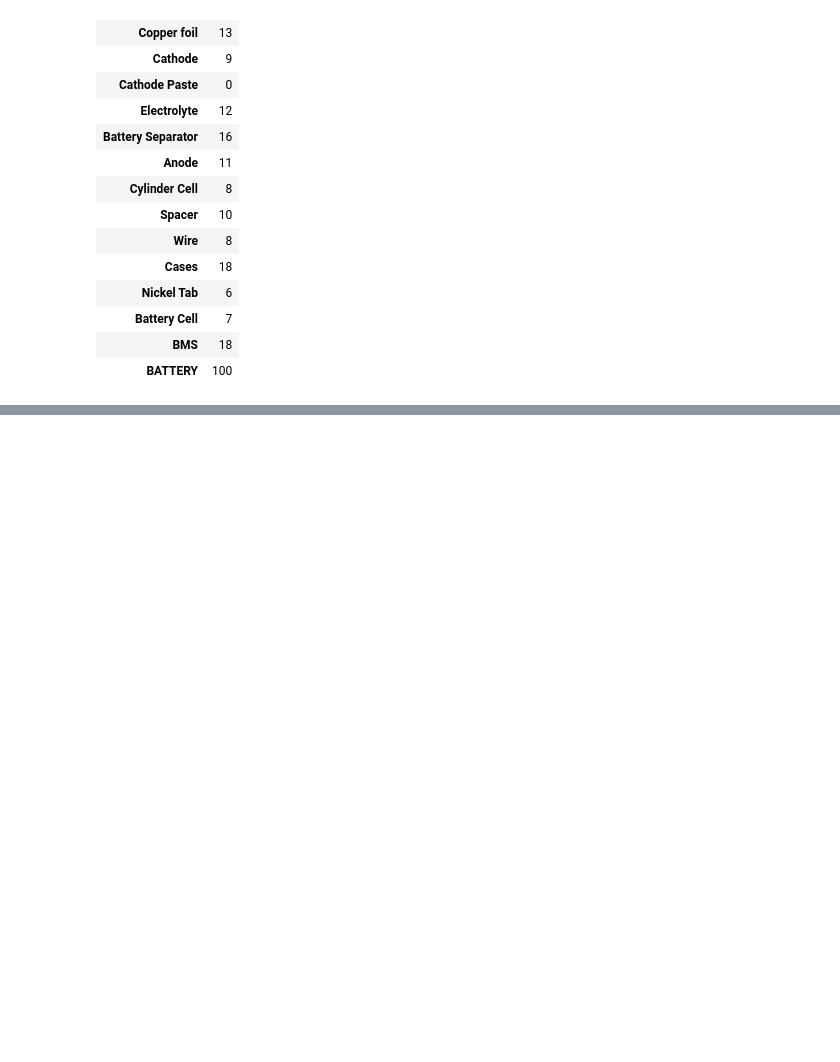
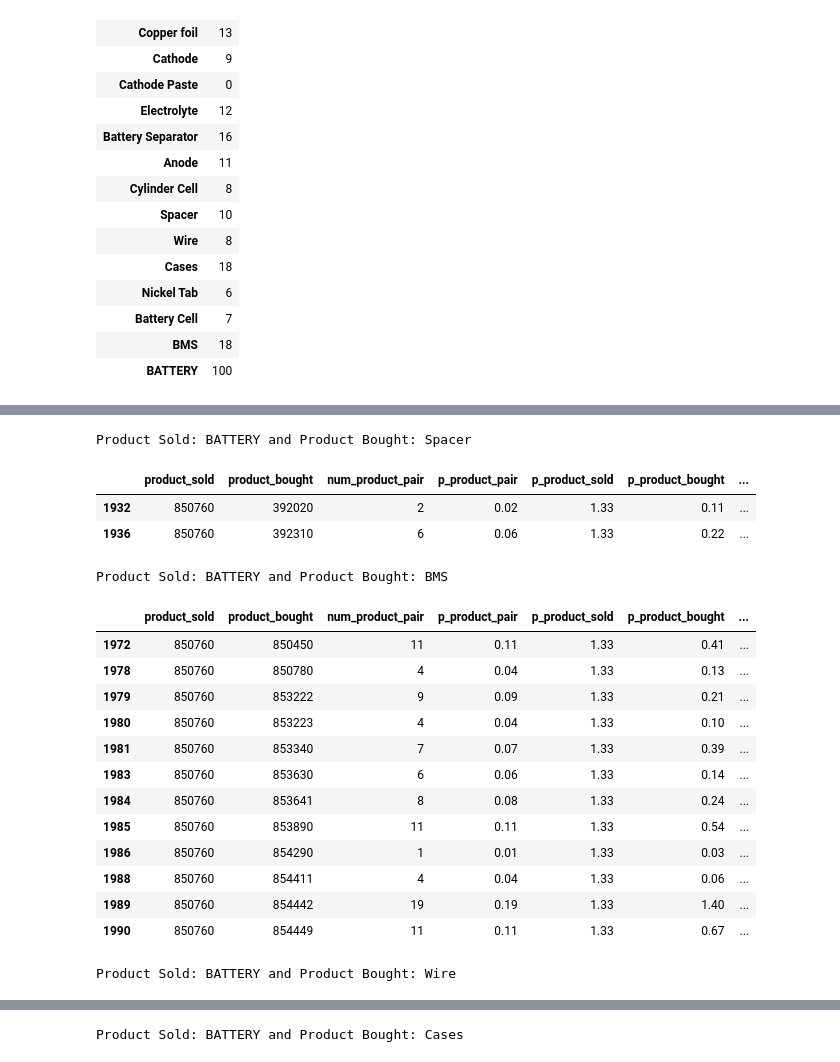
Before and after one commit to juandifers/supply-chain-model, a Jupyter notebook: battery_subgraph_reconstruction.ipynb, the cells around one changed output, grey strips where cells are left out. Drawn from its saved outputs; the diff is of its cells as text; code cells hidden in the pictures; blank space fills up the shorter version.

```diff
--- a/battery_subgraph_reconstruction.ipynb
+++ b/battery_subgraph_reconstruction.ipynb
@@ -648,0 +641,60 @@ TODO: work on graph substructure: evaluate Cathode appears upstream than any oth
+# %%
+# Q4.1: evaluate PMI of product_sold and product_bought for each pair in BOM?
+def compute_pmis(all_companies, max_degree=1):
+    """
+    Computes pointwise mutual information (PMI) for each pair of (product_sold, product_bought).
+    """
+    bom_df = index[index['hs6'].isin(BATTERY_PARTS + [BATTERY])].copy()
+    bom_df = bom_df[(bom_df['supplier_t'].isin(all_companies)) | (bom_df['buyer_t'].isin(all_companies))]
+
+    # get pairs of supplier, product
+    supplier_pairs = bom_df.groupby(['supplier_t', 'hs6']).size().reset_index().rename(columns={'supplier_t': 'company', 'hs6': 'product_sold'})
+
+    # get pairs of buyer, product
+    buyer_pairs = bom_df.groupby(['buyer_t', 'hs6']).size().reset_index().rename(columns={'buyer_t': 'company', 'hs6': 'product_bought'})
+
+    # get triplets of company, product sold, product bought
+    triplets = pd.merge(supplier_pairs[['company', 'product_sold']], buyer_pairs[['company', 'product_bought']], how='inner',
+                        left_on='company', right_on='company')
+    test_company = triplets.iloc[0].company
+    num_products_sold = len(supplier_pairs[supplier_pairs.company == test_company])
+    num_products_bought = len(buyer_pairs[buyer_pairs.company == test_company])
+    assert (num_products_sold * num_products_bought) == len(triplets[triplets.company == test_company])
+
+    # compute p(sell product A and buy product B)
+    product_pairs = triplets.groupby(['product_sold', 'product_bought']).size().rename('num_product_pair').reset_index()
+    product_pairs['p_product_pair'] = product_pairs.num_product_pair / len(all_companies)
+
+    # compute p(sell product) and p(buy product)
+    num_suppliers_and_buyers = bom_df.groupby('hs6')[['supplier_t', 'buyer_t']].nunique()
+    prob_supply_and_buy = (num_suppliers_and_buyers / len(all_companies)).rename(columns={'supplier_t': 'p_product_sold', 'buyer_t': 'p_product_bought'})
+    product_pairs = pd.merge(product_pairs, prob_supply_and_buy.p_product_sold, how='left', left_on='product_sold', right_index=True)
+    product_pairs = pd.merge(product_pairs, prob_supply_and_buy.p_product_bought, how='left', left_on='product_bought', right_index=True)
+    product_pairs['p_multiplied'] = product_pairs['p_product_sold'] * product_pairs['p_product_bought']
+    product_pairs['pmi'] = np.log(product_pairs['p_product_pair'] / product_pairs['p_multiplied'])
+    for k in range(2, max_degree+1):
+        # pmi^k is known to alleviate issues with low frequency
+        product_pairs[f'pmi^{k}'] = np.log((product_pairs['p_product_pair']**k) / product_pairs['p_multiplied'])
+    return product_pairs
+
+# Generate PMIS table
+all_companies = set(index.buyer_t.unique()).union(index.supplier_t.unique()) # NOT USED
+
+pmis = compute_pmis(battery_suppliers, max_degree=3)
+print("PMIS table below")
+display(pmis.head(), round(4))
+
+# Investigate product sold, product bought pairs
+PRODUCT_SOLD_BOUGHT = {
+    'BATTERY': ['Battery Cell', 'Spacer', 'BMS', 'Wire', 'Cases', 'Nickel Tab'],
+    'Battery Cell': ['Cathode', 'Electrolyte', 'Battery Separator', 'Anode', 'Cylinder Cell'],
+    'Cathode': ['Cathode Paste', 'Aluminum foil'],
+    'Anode': ['Anode Paste', 'Copper foil']
+}
+for ps_label in PRODUCT_SOLD_BOUGHT:
+    ps = BATTERY_PARTS_DICT[ps_label]
+    for pb_label in PRODUCT_SOLD_BOUGHT[ps_label]:
+        pb = BATTERY_PARTS_DICT[pb_label]
+        print("Product Sold:", ps_label, "and Product Bought:", pb_label)
+        display(pmis[(pmis.product_sold.isin(ps)) & (pmis.product_bought.isin(pb))])
+# %% [output]
@@ -648,0 +714,19 @@ TODO: work on graph substructure: evaluate Cathode appears upstream than any oth
+Product Sold: BATTERY and Product Bought: Spacer
+|  | product_sold | product_bought | num_product_pair | p_product_pair | p_product_sold | p_product_bought | ... |
+| 1932 | 850760 | 392020 | 2 | 0.02 | 1.33 | 0.11 | ... |
+| 1936 | 850760 | 392310 | 6 | 0.06 | 1.33 | 0.22 | ... |
+Product Sold: BATTERY and Product Bought: BMS
+|  | product_sold | product_bought | num_product_pair | p_product_pair | p_product_sold | p_product_bought | ... |
+| 1972 | 850760 | 850450 | 11 | 0.11 | 1.33 | 0.41 | ... |
+| 1978 | 850760 | 850780 | 4 | 0.04 | 1.33 | 0.13 | ... |
+| 1979 | 850760 | 853222 | 9 | 0.09 | 1.33 | 0.21 | ... |
+| 1980 | 850760 | 853223 | 4 | 0.04 | 1.33 | 0.10 | ... |
+| 1981 | 850760 | 853340 | 7 | 0.07 | 1.33 | 0.39 | ... |
+| 1983 | 850760 | 853630 | 6 | 0.06 | 1.33 | 0.14 | ... |
+| 1984 | 850760 | 853641 | 8 | 0.08 | 1.33 | 0.24 | ... |
+| 1985 | 850760 | 853890 | 11 | 0.11 | 1.33 | 0.54 | ... |
+| 1986 | 850760 | 854290 | 1 | 0.01 | 1.33 | 0.03 | ... |
+| 1988 | 850760 | 854411 | 4 | 0.04 | 1.33 | 0.06 | ... |
+| 1989 | 850760 | 854442 | 19 | 0.19 | 1.33 | 1.40 | ... |
+| 1990 | 850760 | 854449 | 11 | 0.11 | 1.33 | 0.67 | ... |
+Product Sold: BATTERY and Product Bought: Wire
@@ -648,0 +736 @@ TODO: work on graph substructure: evaluate Cathode appears upstream than any oth
+Product Sold: BATTERY and Product Bought: Cases
```
Also changed, not shown: parts of 12 cells of this notebook.
